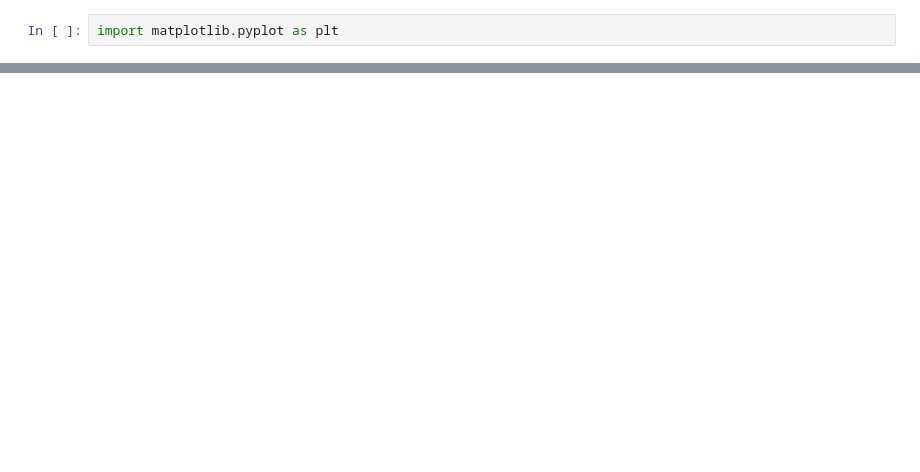
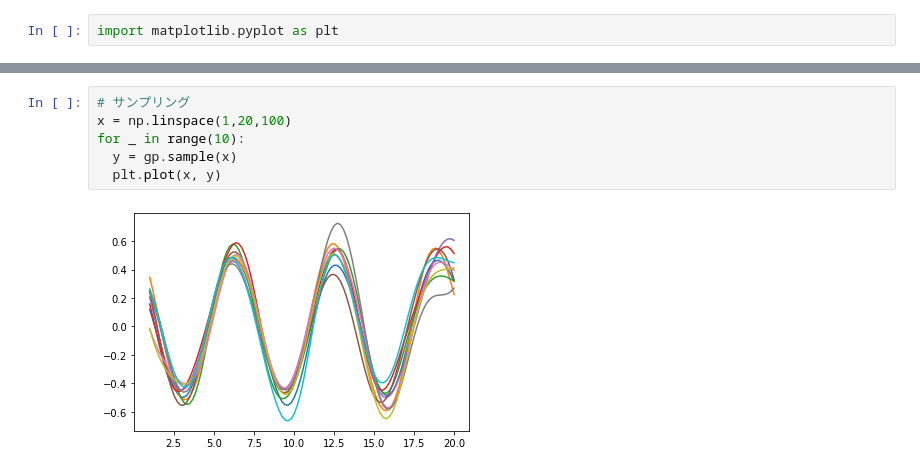
Before and after one commit to naka-tomo/gp_test, a Jupyter notebook: vbgp.ipynb, the cells around one changed output, grey strips where cells are left out. Cells and saved outputs as stored; diff of their text form; blank space fills up the shorter version.

```diff
--- a/vbgp.ipynb
+++ b/vbgp.ipynb
@@ -134 +134,9 @@ tensor([-37.2185], grad_fn=<AddBackward0>) tensor([-1.3970], requires_grad=True)
 ... (8 outputs left out)
+# %%
+# サンプリング
+x = np.linspace(1,20,100)
+for _ in range(10):
+  y = gp.sample(x)
+  plt.plot(x, y)
+# %% [output]
+[figure, added]
```
Also changed, not shown: parts of 3 cells of this notebook, 1 other file.
